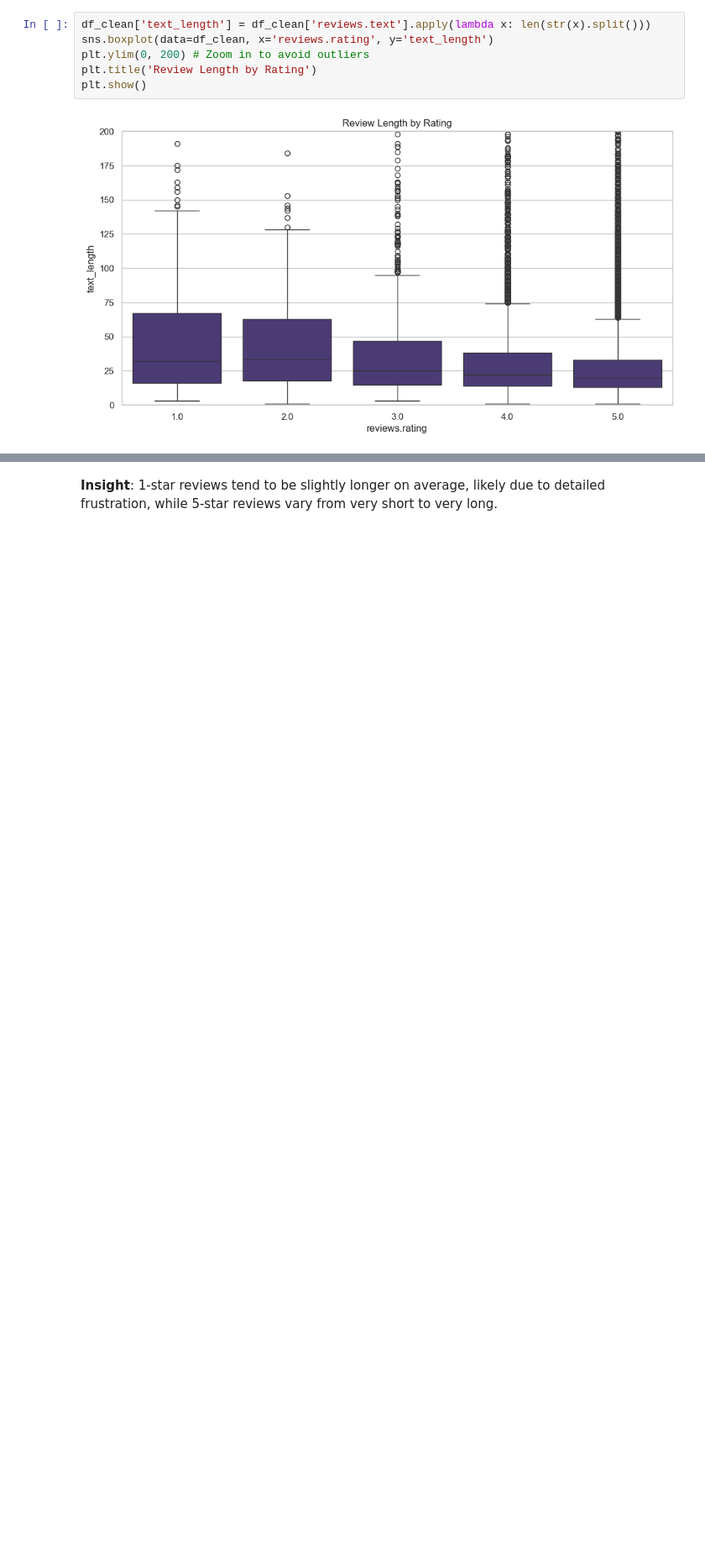
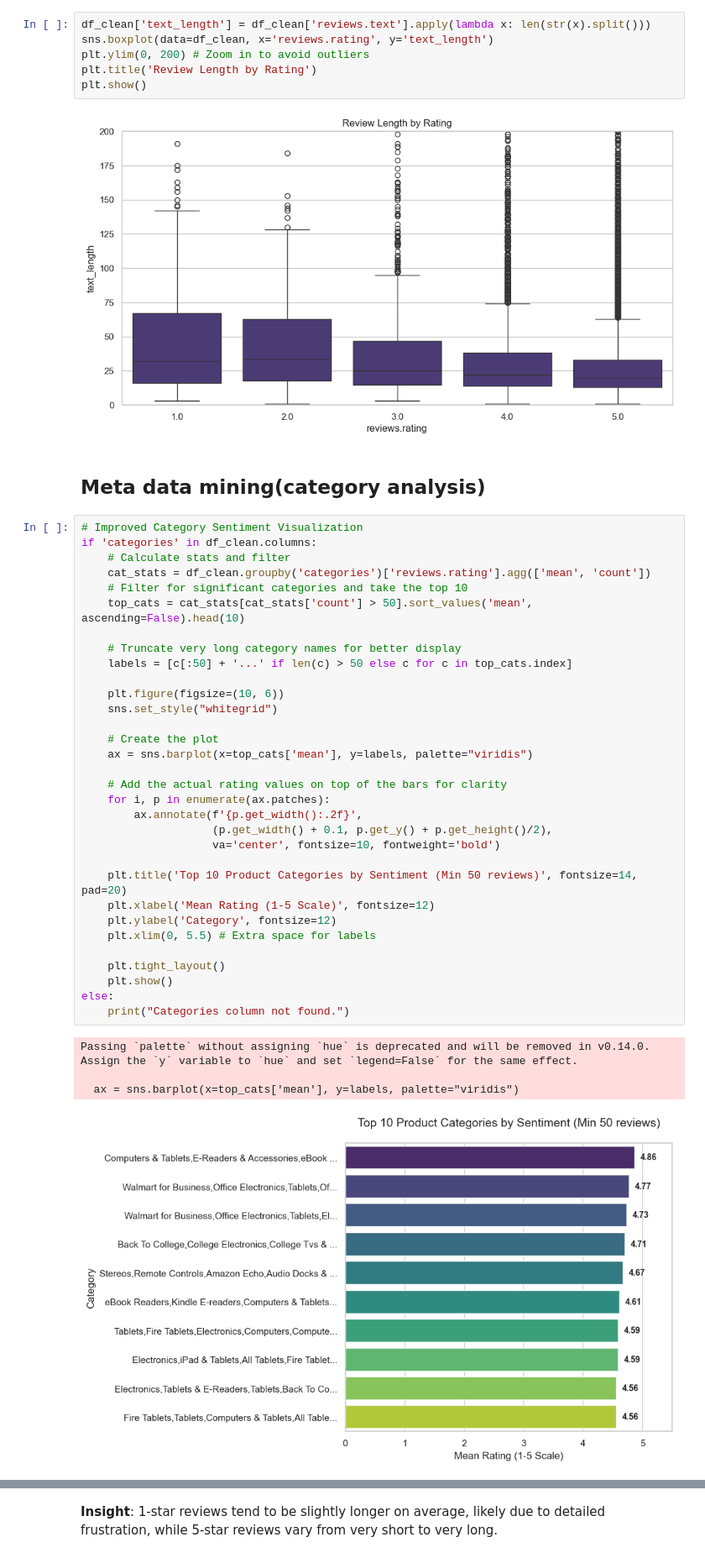
Before and after one commit to soltsega/Natural-Langugage-Processing---Sentiment-Analysis-on-Product-Reviews, a Jupyter notebook: notebooks/01_advanced_eda.ipynb, the cells around one changed output, grey strips where cells are left out. Shown at 84% size. Saved outputs shown, nothing was run; the diff lists cells and outputs as text; blank space fills up the shorter version.

```diff
--- a/notebooks/01_advanced_eda.ipynb
+++ b/notebooks/01_advanced_eda.ipynb
@@ -121,3 +121,42 @@ plt.title('Review Length by Rating')
 plt.show()
 # %% [output]
 [figure]
+# %% [markdown]
+## Meta data mining(category analysis)
+# %%
+# Improved Category Sentiment Visualization
+if 'categories' in df_clean.columns:
+    # Calculate stats and filter
+    cat_stats = df_clean.groupby('categories')['reviews.rating'].agg(['mean', 'count'])
+    # Filter for significant categories and take the top 10
+    top_cats = cat_stats[cat_stats['count'] > 50].sort_values('mean', ascending=False).head(10)
+
+    # Truncate very long category names for better display
+    labels = [c[:50] + '...' if len(c) > 50 else c for c in top_cats.index]
+
+    plt.figure(figsize=(10, 6))
+    sns.set_style("whitegrid")
+
+    # Create the plot
+    ax = sns.barplot(x=top_cats['mean'], y=labels, palette="viridis")
+
+    # Add the actual rating values on top of the bars for clarity
+    for i, p in enumerate(ax.patches):
+        ax.annotate(f'{p.get_width():.2f}',
+                    (p.get_width() + 0.1, p.get_y() + p.get_height()/2),
+                    va='center', fontsize=10, fontweight='bold')
+
+    plt.title('Top 10 Product Categories by Sentiment (Min 50 reviews)', fontsize=14, pad=20)
+    plt.xlabel('Mean Rating (1-5 Scale)', fontsize=12)
+    plt.ylabel('Category', fontsize=12)
+    plt.xlim(0, 5.5) # Extra space for labels
+
+    plt.tight_layout()
+    plt.show()
+else:
+    print("Categories column not found.")
+# %% [output]
+Passing `palette` without assigning `hue` is deprecated and will be removed in v0.14.0. Assign the `y` variable to `hue` and set `legend=False` for the same effect.
+
+  ax = sns.barplot(x=top_cats['mean'], y=labels, palette="viridis")
+[figure, added]
```
Also changed, not shown: parts of 5 cells of this notebook.
